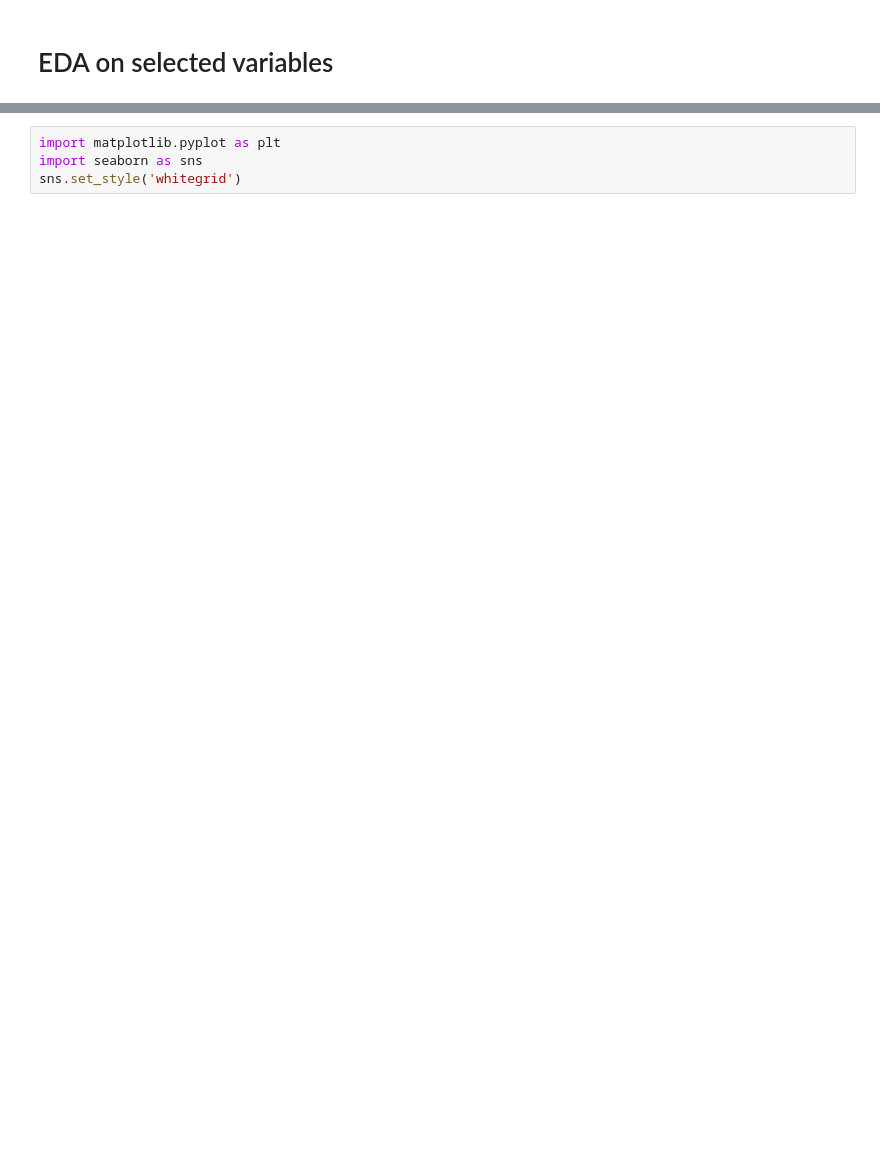
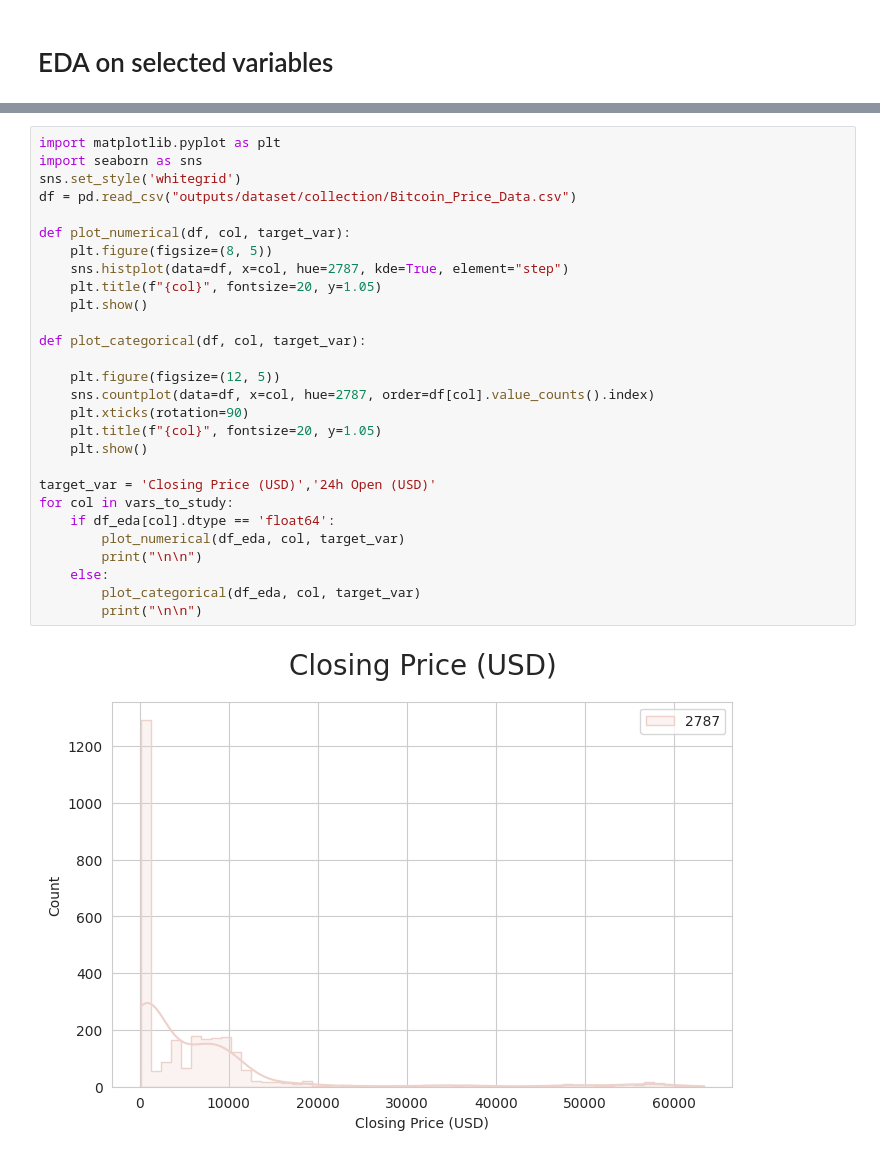
Before and after one commit to ksagep/fifth-milestone-project-bitcoin, a Jupyter notebook: jupyter_notebooks/Study_of_differences.ipynb, the cells around one changed output, grey strips where cells are left out. Cells and saved outputs as stored; diff of their text form; blank space fills up the shorter version.

```diff
--- a/jupyter_notebooks/Study_of_differences.ipynb
+++ b/jupyter_notebooks/Study_of_differences.ipynb
@@ -129,4 +131,30 @@ df_eda.head(25)
-# %%
-import matplotlib.pyplot as plt
-import seaborn as sns
-sns.set_style('whitegrid')
+# %%
+import matplotlib.pyplot as plt
+import seaborn as sns
+sns.set_style('whitegrid')
+df = pd.read_csv("outputs/dataset/collection/Bitcoin_Price_Data.csv")
+
+def plot_numerical(df, col, target_var):
+    plt.figure(figsize=(8, 5))
+    sns.histplot(data=df, x=col, hue=2787, kde=True, element="step")
+    plt.title(f"{col}", fontsize=20, y=1.05)
+    plt.show()
+
+def plot_categorical(df, col, target_var):
+
+    plt.figure(figsize=(12, 5))
+    sns.countplot(data=df, x=col, hue=2787, order=df[col].value_counts().index)
+    plt.xticks(rotation=90)
+    plt.title(f"{col}", fontsize=20, y=1.05)
+    plt.show()
+
+target_var = 'Closing Price (USD)','24h Open (USD)'
+for col in vars_to_study:
+    if df_eda[col].dtype == 'float64':
+        plot_numerical(df_eda, col, target_var)
+        print("\n\n")
+    else:
+        plot_categorical(df_eda, col, target_var)
+        print("\n\n")
+# %% [output]
+[figure, added]
```
Also changed, not shown: parts of 6 cells of this notebook, 1 other file.
